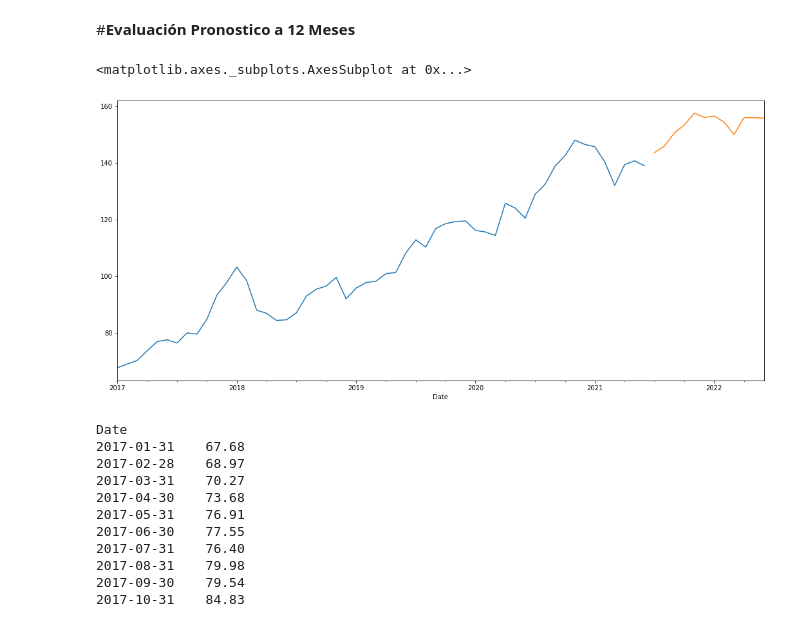
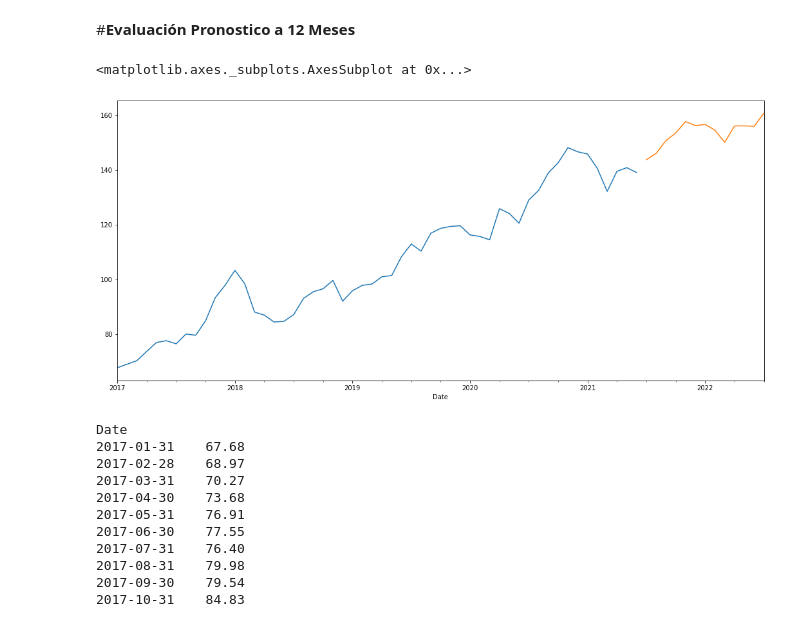
Before and after one commit to huramire/PyoyectoBanco2022, a Jupyter notebook: ProyectoCedesistemasSerieFinancieraWMT.ipynb, the cells around one changed output. Saved outputs shown, nothing was run; the diff lists cells and outputs as text; code cells hidden in the pictures.

```diff
--- a/ProyectoCedesistemasSerieFinancieraWMT.ipynb
+++ b/ProyectoCedesistemasSerieFinancieraWMT.ipynb
@@ -537,12 +535,12 @@ print(MaeTrain)
 # %% [markdown]
 #**Evaluación Pronostico a 12 Meses**
 # %%
-Pred_uc=resultados.get_forecast(steps=12)
+Pred_uc=resultados.get_forecast(steps=13)
 y_train.plot(label="Observado")
 Pred_uc.predicted_mean.plot()
 # %% [output]
 <matplotlib.axes._subplots.AxesSubplot at 0x...>
-[figure, old version]
+[figure, new version]
 # %%
 y_train
 # %% [output]
```
Also changed, not shown: parts of 13 cells of this notebook.
